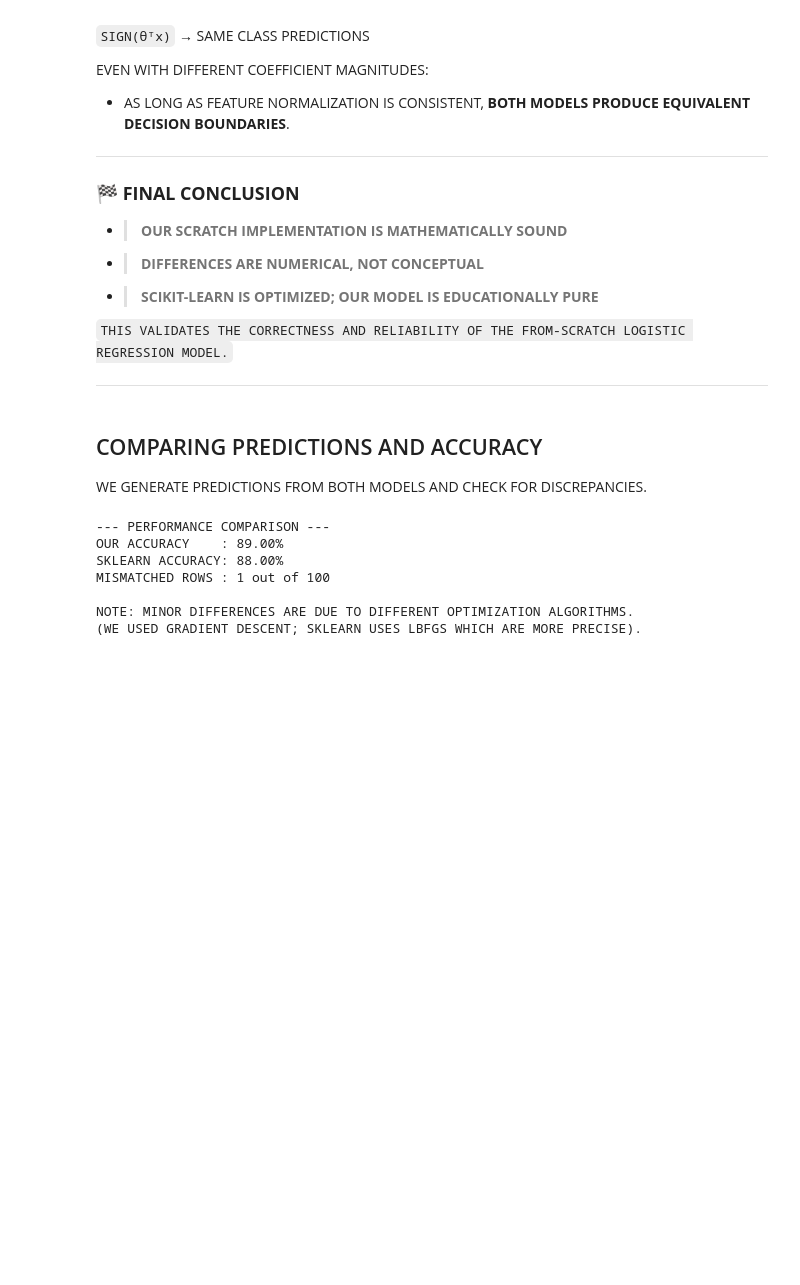
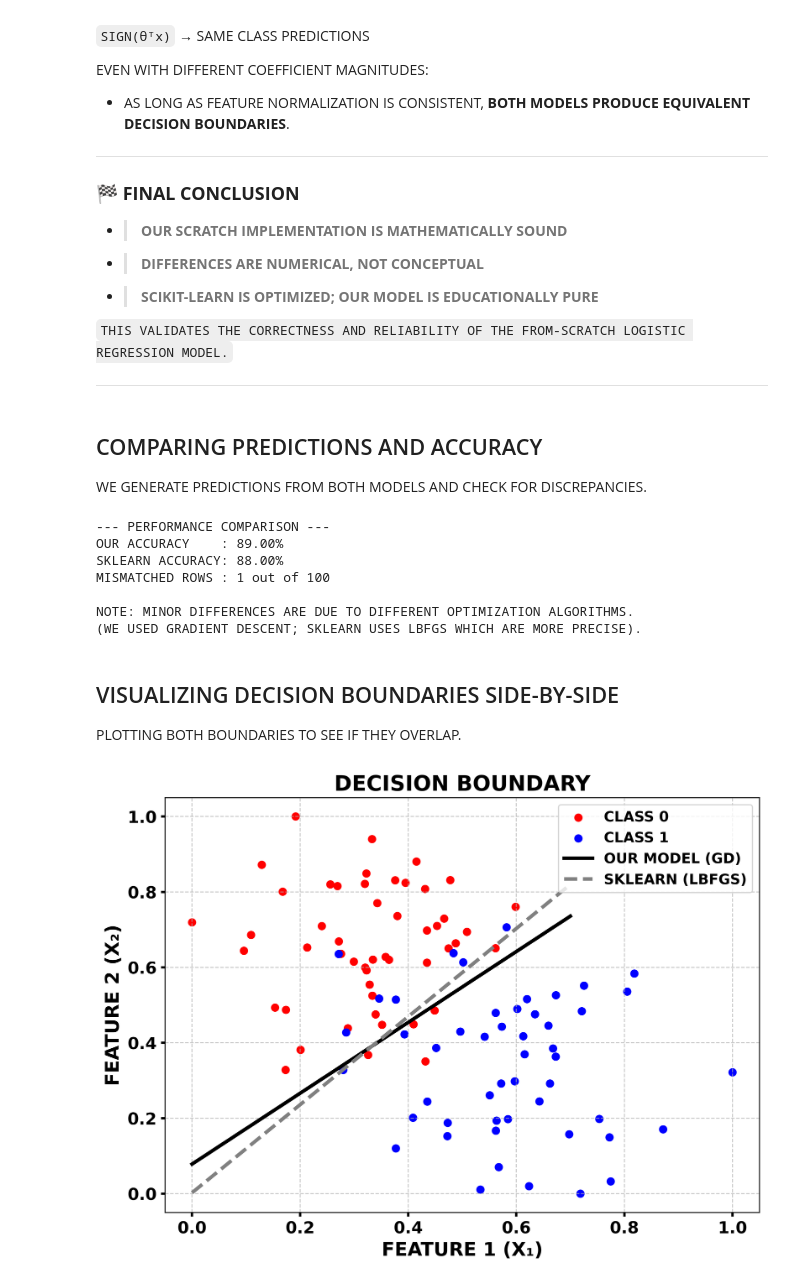
Before and after one commit to DaRkSouL36/LogisticRegression, a Jupyter notebook: LogisticRegression.ipynb, the cells around one changed output. Cells and saved outputs as stored; diff of their text form; code cells hidden in the pictures; blank space fills up the shorter version.

Commit message:
VISUALIZING DECISION BOUNDARIES SIDE-BY-SIDE

```diff
--- a/LogisticRegression.ipynb
+++ b/LogisticRegression.ipynb
@@ -1454,3 +1454,55 @@ MISMATCHED ROWS : 1 out of 100
 
 NOTE: MINOR DIFFERENCES ARE DUE TO DIFFERENT OPTIMIZATION ALGORITHMS.
 (WE USED GRADIENT DESCENT; SKLEARN USES LBFGS WHICH ARE MORE PRECISE).
+# %% [markdown]
+## VISUALIZING DECISION BOUNDARIES SIDE-BY-SIDE
+PLOTTING BOTH BOUNDARIES TO SEE IF THEY OVERLAP.
+# %%
+plt.figure(figsize=(8, 6), dpi=500)
+
+label_class_1_shown = False
+label_class_0_shown = False
+
+for i in range(len(y_data)):
+    if y_data[i] == 1:
+        if not label_class_1_shown:
+            plt.scatter(X_data[i, 1], X_data[i, 2], color='blue', label='CLASS 1')
+            label_class_1_shown = True
+        else:
+            plt.scatter(X_data[i, 1], X_data[i, 2], color='blue')
+    else:
+        if not label_class_0_shown:
+            plt.scatter(X_data[i, 1], X_data[i, 2], color='red', label='CLASS 0')
+            label_class_0_shown = True
+        else:
+            plt.scatter(X_data[i, 1], X_data[i, 2], color='red')
+
+# GENERATING DOMAIN FOR LINES
+x_vals = np.linspace(0, 0.7, 100)
+
+# OUR MODEL BOUNDARY
+# x2 = -(theta0 + theta1*x1) / theta2
+y_vals = -(model.theta[0] + model.theta[1] * x_vals) / model.theta[2]
+plt.plot(x_vals, y_vals, color='black', linewidth=3, label='OUR MODEL (GD)')
+
+# SKLEARN BOUNDARY
+# x2 = -(intercept + coef1*x1) / coef2
+y_sklearn = -(sk_model.intercept_[0] + sk_model.coef_[0][0] * x_vals) / sk_model.coef_[0][1]
+plt.plot(x_vals, y_sklearn, color='grey', linestyle='--', linewidth=3, label='SKLEARN (LBFGS)')
+
+plt.xlabel("FEATURE 1 (X₁)", fontsize=16, fontweight='bold')
+plt.ylabel("FEATURE 2 (X₂)", fontsize=16, fontweight='bold')
+plt.tick_params(axis='both', which='major', labelsize=14, width=2)
+for label in plt.gca().get_xticklabels() + plt.gca().get_yticklabels():
+    label.set_fontweight('bold')
+plt.title("DECISION BOUNDARY", fontsize=18, fontweight='bold')
+plt.grid(True, linestyle='--', alpha=0.7)
+
+legend = plt.legend(loc='upper right', fontsize=12, frameon=True)
+for text in legend.get_texts():
+    text.set_fontweight('bold')
+
+plt.tight_layout()
+plt.show()
+# %% [output]
+[figure, added]
```
